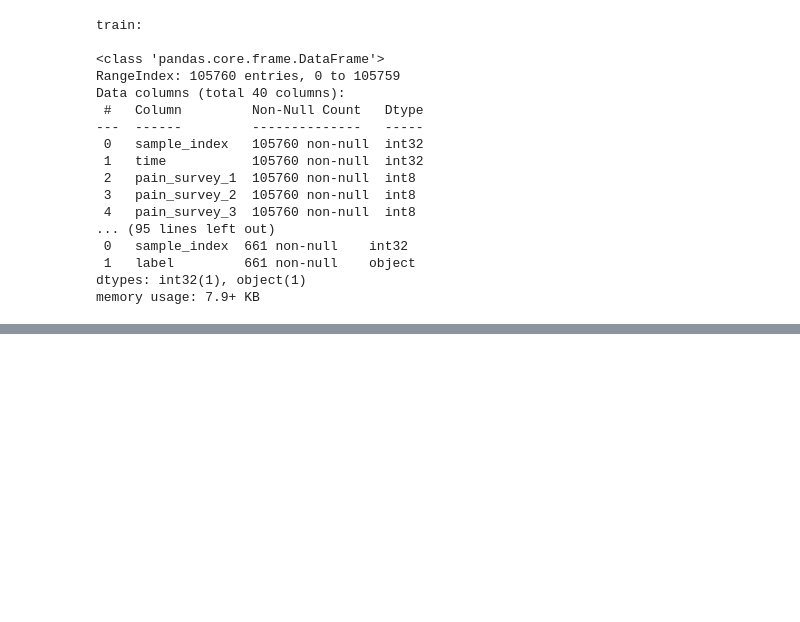
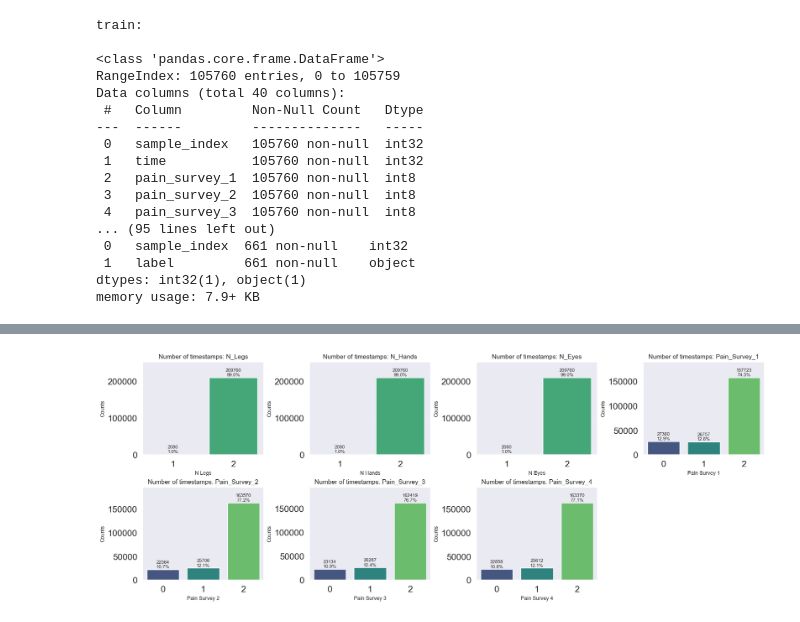
Before and after one commit to Bert0ns/an2dl-challenge-1, a Jupyter notebook: pirate_pain_challenge.ipynb, the cells around one changed output, grey strips where cells are left out. Saved outputs shown, nothing was run; the diff lists cells and outputs as text; code cells hidden in the pictures; blank space fills up the shorter version.

```diff
--- a/pirate_pain_challenge.ipynb
+++ b/pirate_pain_challenge.ipynb
@@ -393,0 +391,4 @@ plot_categorical_distributions(train_df, categorical_columns, n_cols=4)
+# %%
+plot_timestamps_per_feature(test_df, categorical_columns, n_cols=4)
+# %% [output]
+[figure, added]
```
Also changed, not shown: parts of 6 cells of this notebook.
